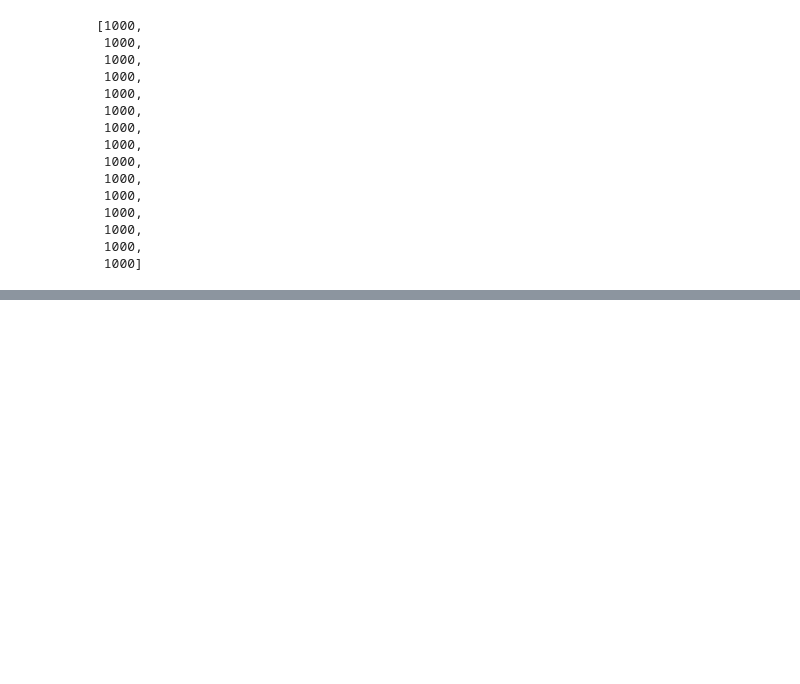
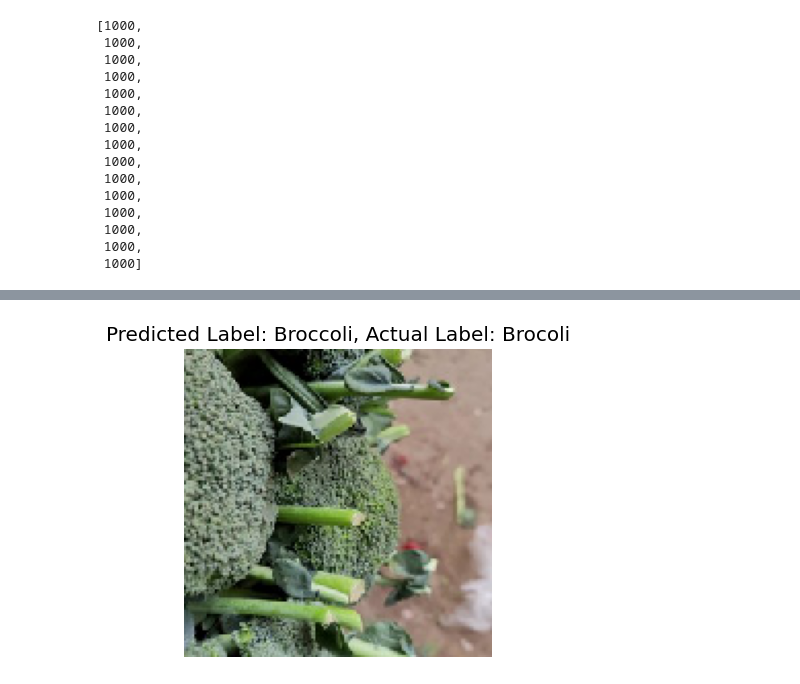
Before and after one commit to Miczel00/image-classification-project, a Jupyter notebook: fr_n_vg_recogniser.ipynb, the cells around one changed output, grey strips where cells are left out. Drawn from its saved outputs; the diff is of its cells as text; code cells hidden in the pictures; blank space fills up the shorter version.

```diff
--- a/fr_n_vg_recogniser.ipynb
+++ b/fr_n_vg_recogniser.ipynb
@@ -86,0 +410,22 @@ All classes are equally distributed so this ensures that our future model will n
+# %%
+from tensorflow.keras.preprocessing import image
+
+test_image_path = 'Vegetable Images/test/Broccoli/1011.jpg'
+
+def generate_predictions(test_image_path, actual_label):
+
+    test_img = image.load_img(test_image_path, target_size=(150, 150))
+    test_img_arr = image.img_to_array(test_img)/255.0
+    test_img_input = test_img_arr.reshape((1, test_img_arr.shape[0], test_img_arr.shape[1], test_img_arr.shape[2]))
+
+    predicted_label = np.argmax(model.predict(test_img_input))
+    predicted_vegetable = class_map[predicted_label]
+    plt.figure(figsize=(4, 4))
+    plt.imshow(test_img_arr)
+    plt.title("Predicted Label: {}, Actual Label: {}".format(predicted_vegetable, actual_label))
+    plt.grid()
+    plt.axis('off')
+    plt.show()
+
+generate_predictions(test_image_path, actual_label='Brocoli')
+# %% [output]
@@ -86,0 +433 @@ All classes are equally distributed so this ensures that our future model will n
+[figure, added]
```
Also changed, not shown: parts of 22 cells of this notebook, 4 other files.
